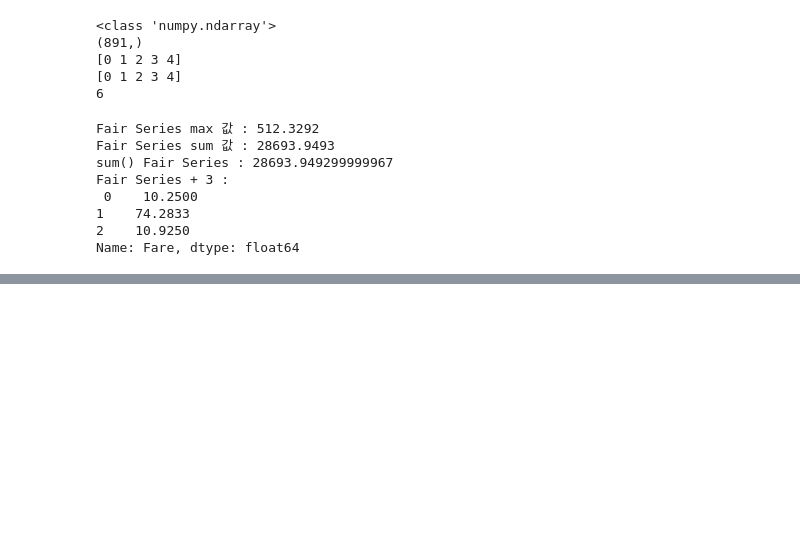
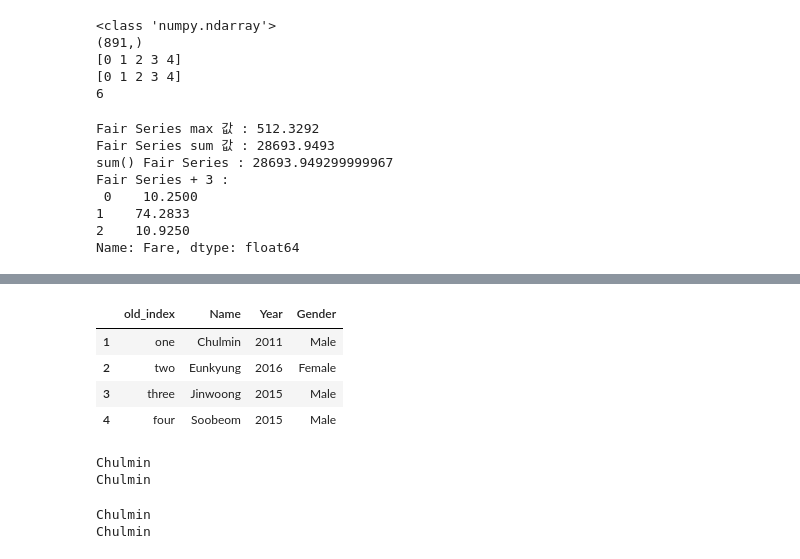
Before and after one commit to MoonJongSeo/Machine-Learning, a Jupyter notebook: 1장/2.pandas.ipynb, the cells around one changed output, grey strips where cells are left out. Saved outputs shown, nothing was run; the diff lists cells and outputs as text; code cells hidden in the pictures; blank space fills up the shorter version.

```diff
--- a/1장/2.pandas.ipynb
+++ b/1장/2.pandas.ipynb
@@ -297,0 +368,8 @@ Name: Fare, dtype: float64
+# %%
+# 변수명 data의 DataFrame 생성
+data = {'Name': ['Chulmin', 'Eunkyung', 'Jinwoong', 'Soobeom'],
+        'Year': [2011, 2016, 2015, 2015],
+        'Gender': ['Male', 'Female', 'Male', 'Male']
+        }
+data_df = pd.DataFrame(data, index=['one', 'two', 'three', 'four'])
+data_df
@@ -297,0 +382,35 @@ Name: Fare, dtype: float64
+# %%
+# data_df를 reset_index()로 새로운 숫자형 인덱스를 생성
+data_df_reset = data_df.reset_index()
+data_df_reset = data_df_reset.rename(columns={'index':'old_index'})
+
+# 인덱스 값에 1을 더해서 1부터 시작하는 새로운 인덱스 값 생성
+data_df_reset.index = data_df_reset.index + 1
+data_df_reset
+# %% [output]
+|  | old_index | Name | Year | Gender |
+| 1 | one | Chulmin | 2011 | Male |
+| 2 | two | Eunkyung | 2016 | Female |
+| 3 | three | Jinwoong | 2015 | Male |
+| 4 | four | Soobeom | 2015 | Male |
+# %%
+# DataFrame iloc[] 연산자 : 위치 기반 인덱싱
+
+# [ 행 index, 열 index ]
+print( data_df.iloc[0, 0] )
+
+print( data_df_reset.iloc[0, 1] )
+# %% [output]
+Chulmin
+Chulmin
+# %%
+# DataFrame loc[] 연산자 : 명칭 기반 인덱싱
+
+# [ 행 컬럼 명, 열 컬럼 명 ]
+print( data_df.loc['one', 'Name'] )
+
+# [ index 값 가능, 열 컬럼 명 ]
+print( data_df_reset.loc[1, 'Name'] )
+# %% [output]
+Chulmin
+Chulmin
```
Also changed, not shown: parts of 20 cells of this notebook.
